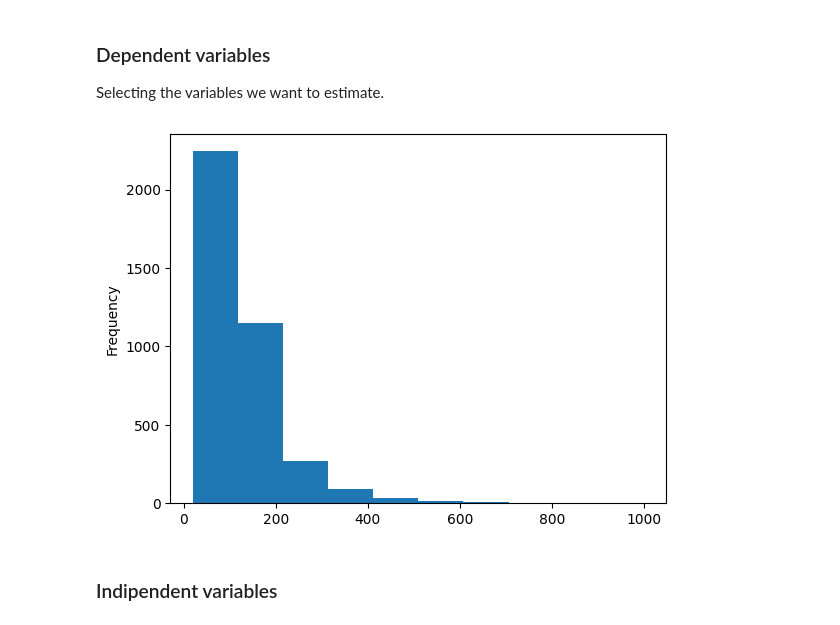
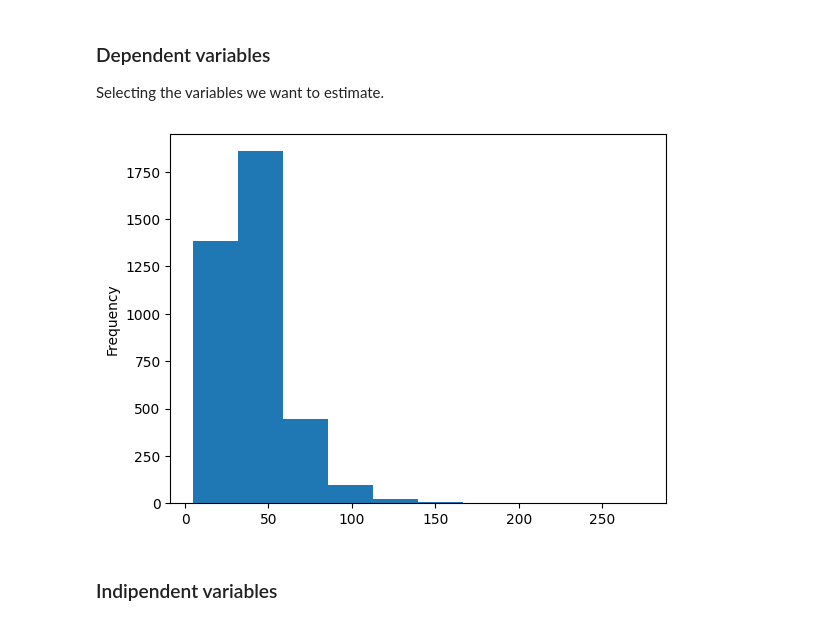
Before and after one commit to aeusepi/AirBnB_Project, a Jupyter notebook: AirBnbSeattle.ipynb, the cells around one changed output. Cells and saved outputs as stored; diff of their text form; code cells hidden in the pictures.

```diff
--- a/AirBnbSeattle.ipynb
+++ b/AirBnbSeattle.ipynb
@@ -280,16 +293,16 @@ Selecting the variables we want to estimate.
 # %%
 pricing_pol = ['price','accommodates']
 df_princing = df[pricing_pol].copy()
 df_princing=df_princing.apply(dollar_to_float, axis=1)
-df_princing['price_1_guest'] = df_princing['price']#/df_princing['accommodates']
+df_princing['price_1_guest'] = df_princing['price']/df_princing['accommodates']
 
-
+# distribution of price per accomodate
 df_princing['price_1_guest'].plot(kind='hist')
 
 # y variable
 df_princing_y = df_princing['price_1_guest'].copy()
 # %% [output]
-[figure, old version]
+[figure, new version]
 # %% [markdown]
 <h3 id='Part2.2'> Indipendent variables </h3>
 # %%
```
Also changed, not shown: parts of 13 cells of this notebook, 1 other file.
